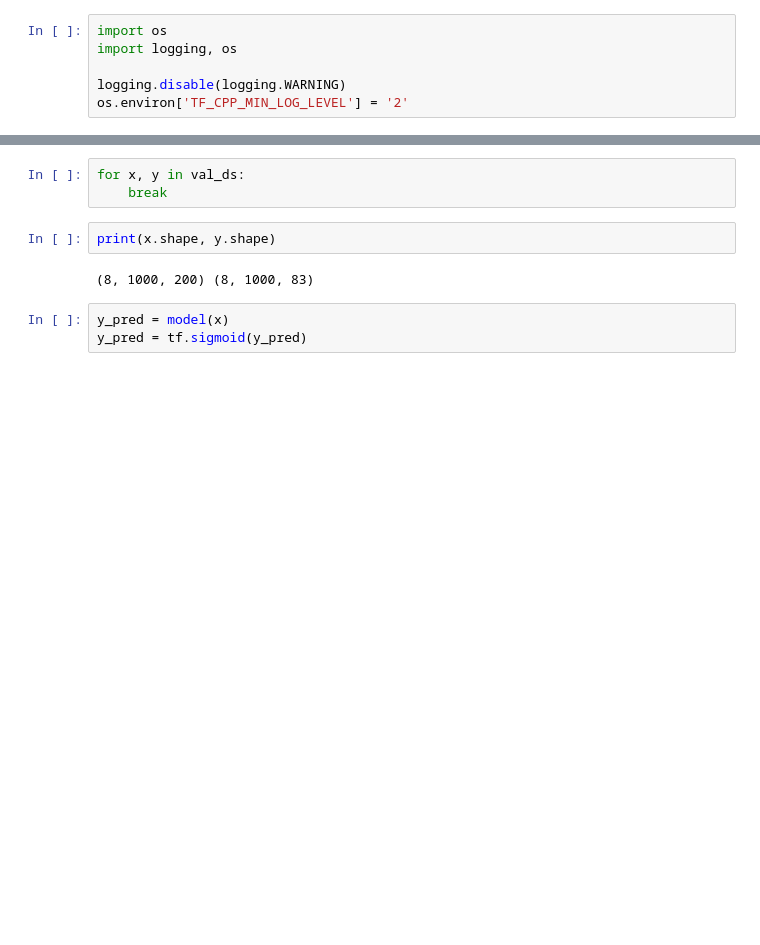
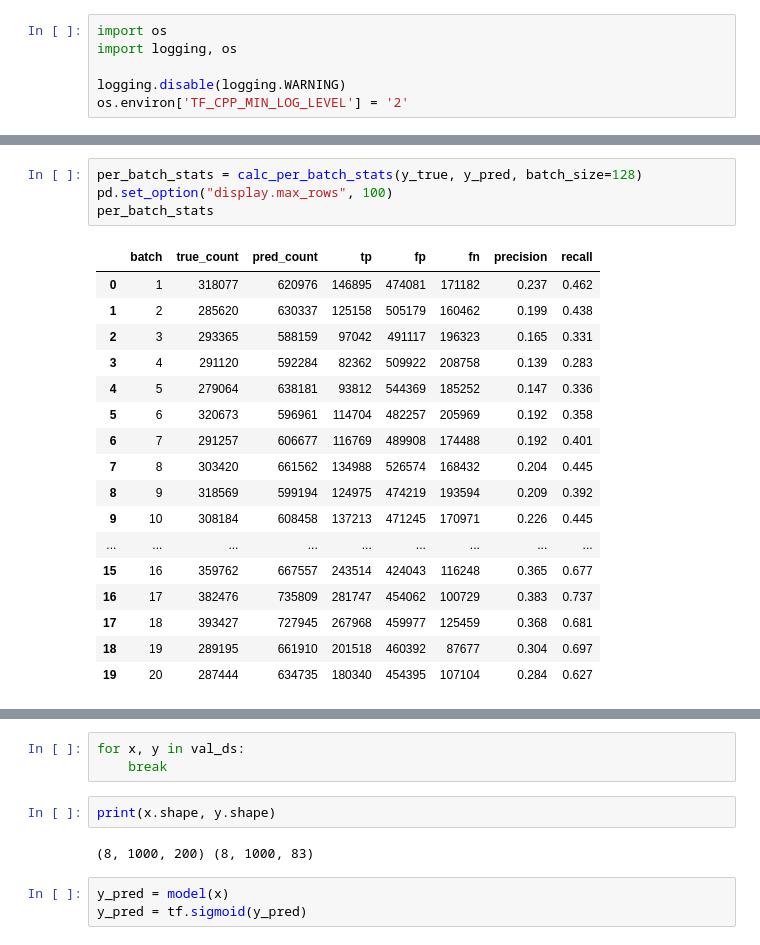
Before and after one commit to Lezek123/musicnet-transcription, a Jupyter notebook: notebooks/ModelEval.ipynb, the cells around one changed output, grey strips where cells are left out. Saved outputs shown, nothing was run; the diff lists cells and outputs as text; blank space fills up the shorter version.

```diff
--- a/notebooks/ModelEval.ipynb
+++ b/notebooks/ModelEval.ipynb
@@ -50,0 +178,22 @@ model.evaluate(val_ds)
+# %%
+per_batch_stats = calc_per_batch_stats(y_true, y_pred, batch_size=128)
+pd.set_option("display.max_rows", 100)
+per_batch_stats
+# %% [output]
+|  | batch | true_count | pred_count | tp | fp | fn | precision | recall |
+| 0 | 1 | 318077 | 620976 | 146895 | 474081 | 171182 | 0.237 | 0.462 |
+| 1 | 2 | 285620 | 630337 | 125158 | 505179 | 160462 | 0.199 | 0.438 |
+| 2 | 3 | 293365 | 588159 | 97042 | 491117 | 196323 | 0.165 | 0.331 |
+| 3 | 4 | 291120 | 592284 | 82362 | 509922 | 208758 | 0.139 | 0.283 |
+| 4 | 5 | 279064 | 638181 | 93812 | 544369 | 185252 | 0.147 | 0.336 |
+| 5 | 6 | 320673 | 596961 | 114704 | 482257 | 205969 | 0.192 | 0.358 |
+| 6 | 7 | 291257 | 606677 | 116769 | 489908 | 174488 | 0.192 | 0.401 |
+| 7 | 8 | 303420 | 661562 | 134988 | 526574 | 168432 | 0.204 | 0.445 |
+| 8 | 9 | 318569 | 599194 | 124975 | 474219 | 193594 | 0.209 | 0.392 |
+| 9 | 10 | 308184 | 608458 | 137213 | 471245 | 170971 | 0.226 | 0.445 |
+| ... | ... | ... | ... | ... | ... | ... | ... | ... |
+| 15 | 16 | 359762 | 667557 | 243514 | 424043 | 116248 | 0.365 | 0.677 |
+| 16 | 17 | 382476 | 735809 | 281747 | 454062 | 100729 | 0.383 | 0.737 |
+| 17 | 18 | 393427 | 727945 | 267968 | 459977 | 125459 | 0.368 | 0.681 |
+| 18 | 19 | 289195 | 661910 | 201518 | 460392 | 87677 | 0.304 | 0.697 |
+| 19 | 20 | 287444 | 634735 | 180340 | 454395 | 107104 | 0.284 | 0.627 |
```
Also changed, not shown: parts of 17 cells of this notebook, 9 other files.
